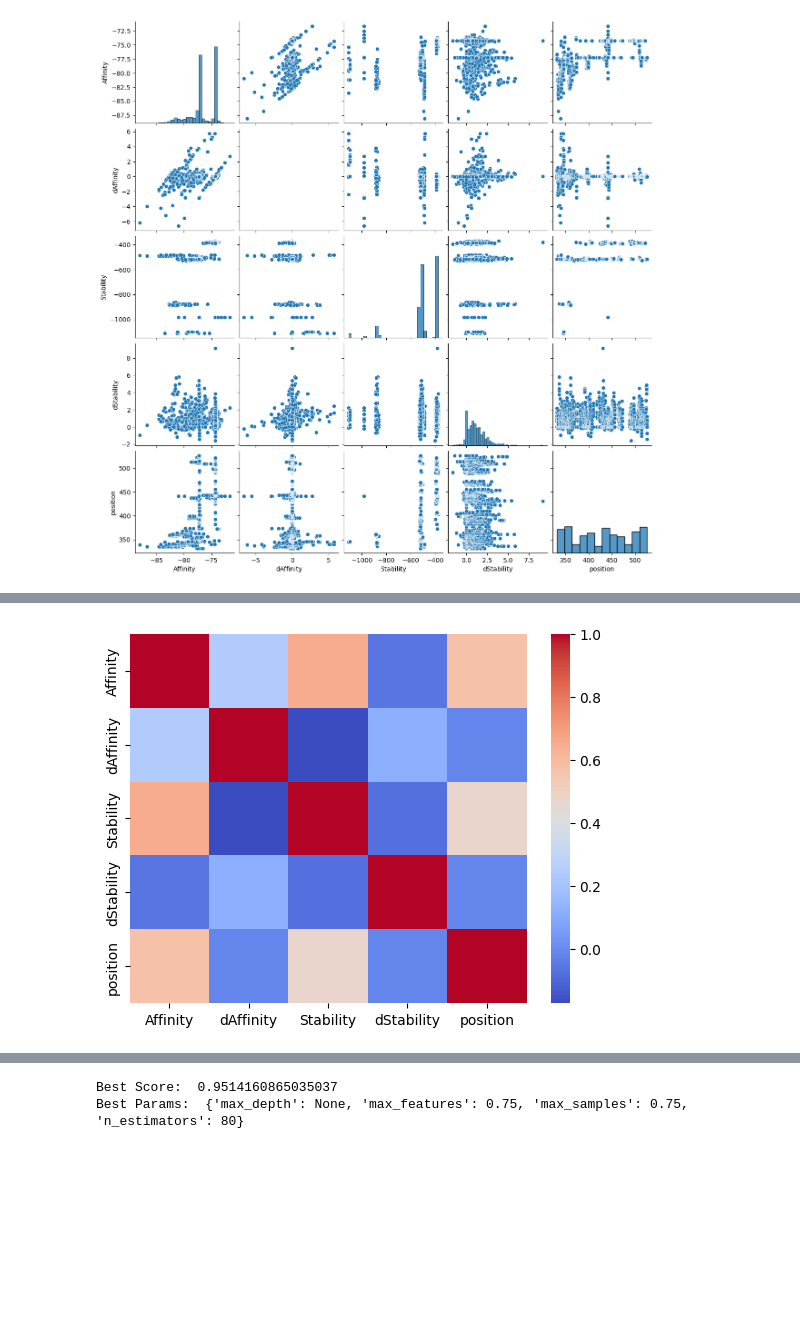
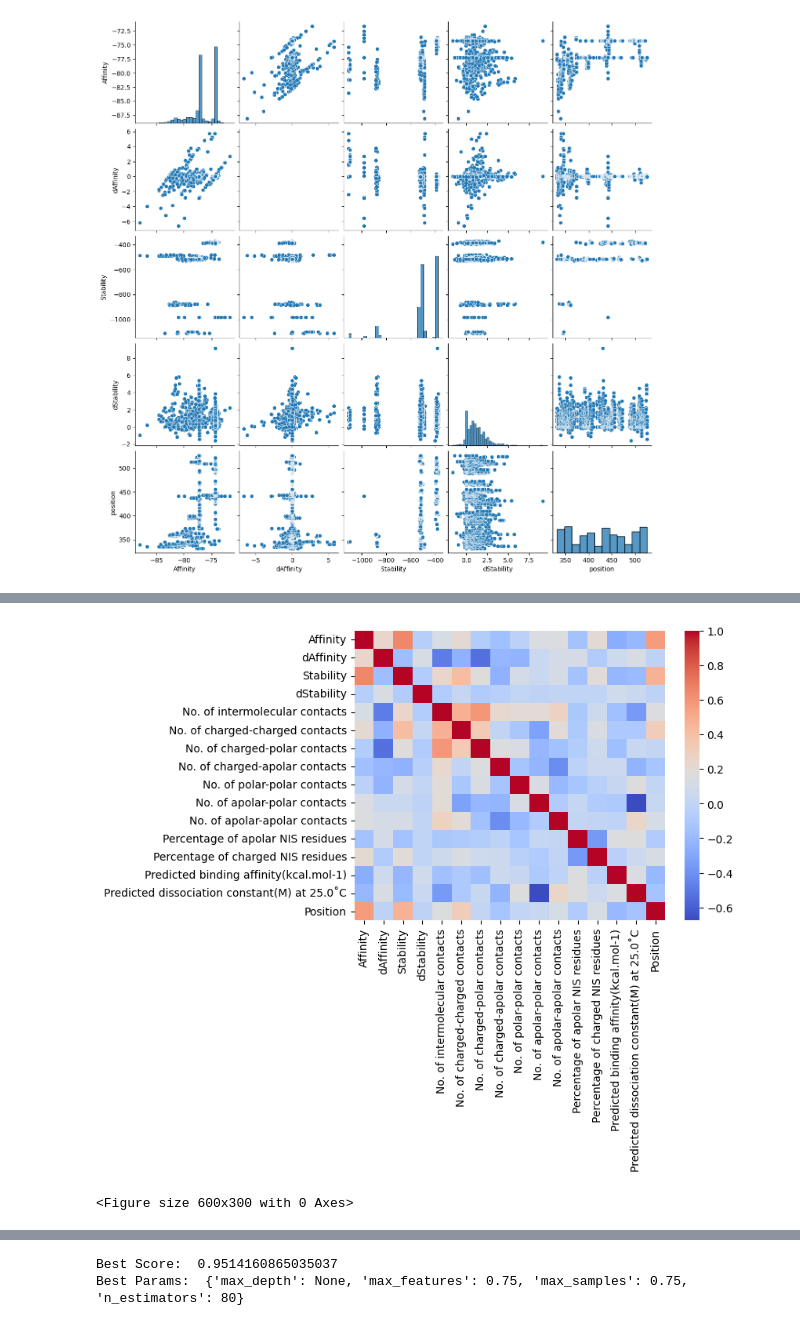
Before and after one commit to shivank9199/Prediction-of-resistance-mutation-in-SARS-CoV-2-against-Sotrovimab-using-machine-learning, a Jupyter notebook: UG_Project.ipynb, the cells around one changed output, grey strips where cells are left out. Cells and saved outputs as stored; diff of their text form; code cells hidden in the pictures; blank space fills up the shorter version.

```diff
--- a/UG_Project.ipynb
+++ b/UG_Project.ipynb
@@ -41,0 +44,2 @@ data = pd.read_csv("/content/scores-Sotrovimab.csv")
+# %%
+data_2 = pd.read_csv("/content/prodigydata.csv")
@@ -41,0 +74,2 @@ data = pd.read_csv("/content/scores-Sotrovimab.csv")
+# %%
+data = data_1.merge(data_2, left_index=True, right_index=True)
@@ -42,3 +90,5 @@ data = pd.read_csv("/content/scores-Sotrovimab.csv")
+# %%
+data = data.drop('S.no', axis=1)
 # %%
 data.shape
 # %% [output]
@@ -356,8 +472,13 @@ data.corr()
+# %%
+daata = data
+daata['Position'] = daata['position']
+daata = daata.drop('position', axis=1)
 # %%
-sns.heatmap(data.corr(), cmap='coolwarm')
-plt.savefig("High resoltion 3.png",dpi=400)
+sns.heatmap(daata.corr(), cmap='coolwarm')
+plt.savefig("Heatmap.png",dpi=400)
 # %% [output]
-[figure, old version]
+[figure, new version]
+<Figure size 600x300 with 0 Axes>
 # %%
 from pandas_profiling import ProfileReport
 prof = ProfileReport(data)
```
Also changed, not shown: parts of 132 cells of this notebook.
